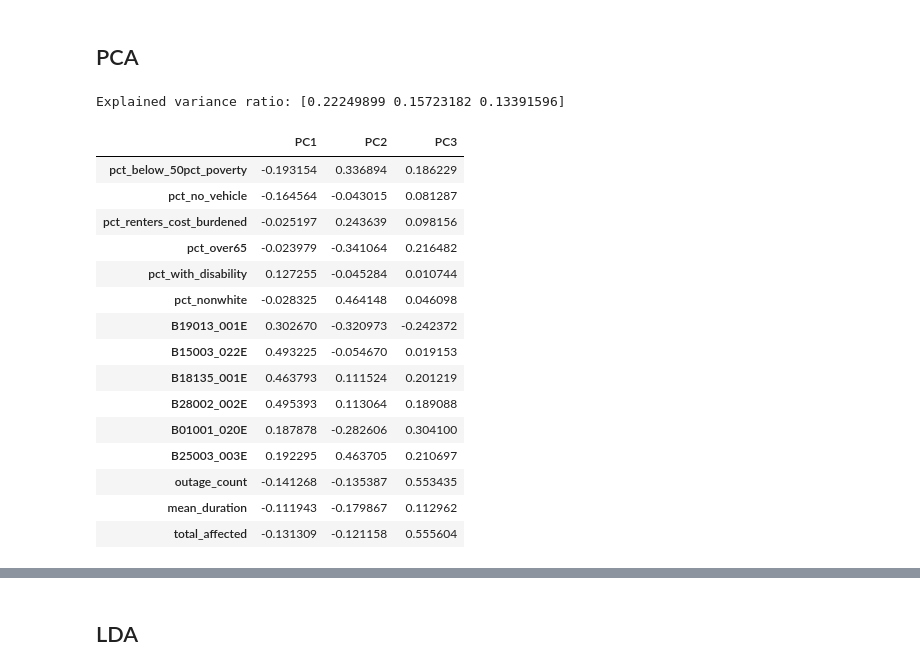
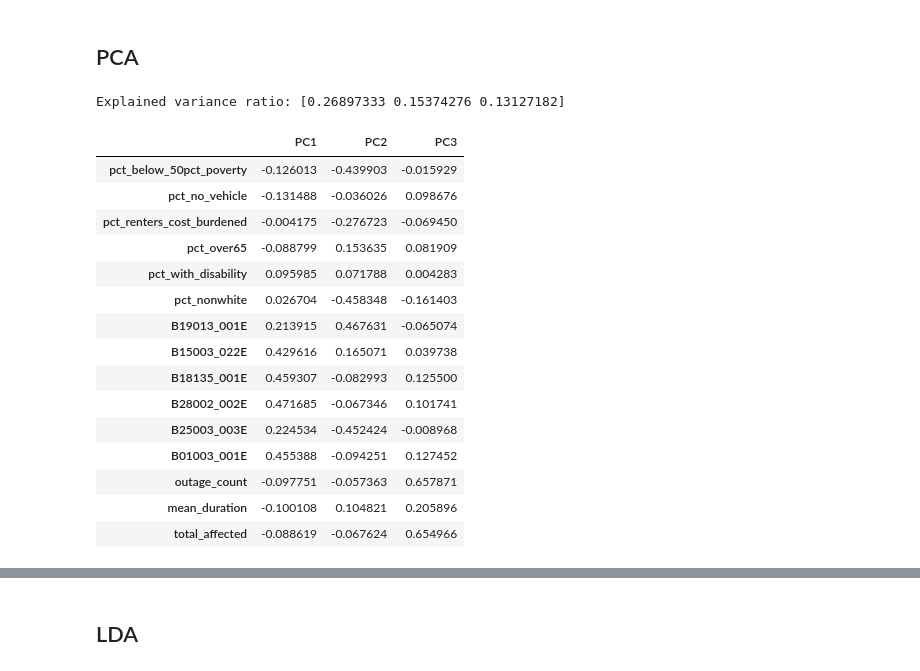
Before and after one commit to jessalynlc/MP, a Jupyter notebook: socioeconomic_pull.ipynb, the cells around one changed output, grey strips where cells are left out. Saved outputs shown, nothing was run; the diff lists cells and outputs as text; code cells hidden in the pictures.

```diff
--- a/socioeconomic_pull.ipynb
+++ b/socioeconomic_pull.ipynb
@@ -180,40 +180,40 @@ tract_df = merged.groupby("TRACT").agg(
 # %%
 features = [
     "pct_below_50pct_poverty", "pct_no_vehicle", "pct_renters_cost_burdened",
     "pct_over65", "pct_with_disability", "pct_nonwhite", "B19013_001E",
-    "B15003_022E", "B18135_001E", "B28002_002E", "B01001_020E", "B25003_003E",
+    "B15003_022E", "B18135_001E", "B28002_002E", "B25003_003E", "B01003_001E",
     "outage_count", "mean_duration", "total_affected"
 ]
 
 X = tract_df[features].fillna(0)
 
 # scale features
 scaler = StandardScaler()
 X_scaled = scaler.fit_transform(X)
 
 # PCA
 pca = PCA(n_components=3)
 pcs = pca.fit_transform(X_scaled)
 
 tract_df[["PC1", "PC2", "PC3"]] = pcs
 
 print("Explained variance ratio:", pca.explained_variance_ratio_)
 pd.DataFrame(pca.components_.T, index=features, columns=["PC1","PC2","PC3"])
 # %% [output]
-Explained variance ratio: [0.22249899 0.15723182 0.13391596]
+Explained variance ratio: [0.26897333 0.15374276 0.13127182]
 |  | PC1 | PC2 | PC3 |
-| pct_below_50pct_poverty | -0.193154 | 0.336894 | 0.186229 |
-| pct_no_vehicle | -0.164564 | -0.043015 | 0.081287 |
-| pct_renters_cost_burdened | -0.025197 | 0.243639 | 0.098156 |
-| pct_over65 | -0.023979 | -0.341064 | 0.216482 |
-| pct_with_disability | 0.127255 | -0.045284 | 0.010744 |
-| pct_nonwhite | -0.028325 | 0.464148 | 0.046098 |
-| B19013_001E | 0.302670 | -0.320973 | -0.242372 |
-| B15003_022E | 0.493225 | -0.054670 | 0.019153 |
-| B18135_001E | 0.463793 | 0.111524 | 0.201219 |
-| B28002_002E | 0.495393 | 0.113064 | 0.189088 |
-| B01001_020E | 0.187878 | -0.282606 | 0.304100 |
-| B25003_003E | 0.192295 | 0.463705 | 0.210697 |
-| outage_count | -0.141268 | -0.135387 | 0.553435 |
-| mean_duration | -0.111943 | -0.179867 | 0.112962 |
-| total_affected | -0.131309 | -0.121158 | 0.555604 |
+| pct_below_50pct_poverty | -0.126013 | -0.439903 | -0.015929 |
+| pct_no_vehicle | -0.131488 | -0.036026 | 0.098676 |
+| pct_renters_cost_burdened | -0.004175 | -0.276723 | -0.069450 |
+| pct_over65 | -0.088799 | 0.153635 | 0.081909 |
+| pct_with_disability | 0.095985 | 0.071788 | 0.004283 |
+| pct_nonwhite | 0.026704 | -0.458348 | -0.161403 |
+| B19013_001E | 0.213915 | 0.467631 | -0.065074 |
+| B15003_022E | 0.429616 | 0.165071 | 0.039738 |
+| B18135_001E | 0.459307 | -0.082993 | 0.125500 |
+| B28002_002E | 0.471685 | -0.067346 | 0.101741 |
+| B25003_003E | 0.224534 | -0.452424 | -0.008968 |
+| B01003_001E | 0.455388 | -0.094251 | 0.127452 |
+| outage_count | -0.097751 | -0.057363 | 0.657871 |
+| mean_duration | -0.100108 | 0.104821 | 0.205896 |
+| total_affected | -0.088619 | -0.067624 | 0.654966 |
```
Also changed, not shown: parts of 15 cells of this notebook.
